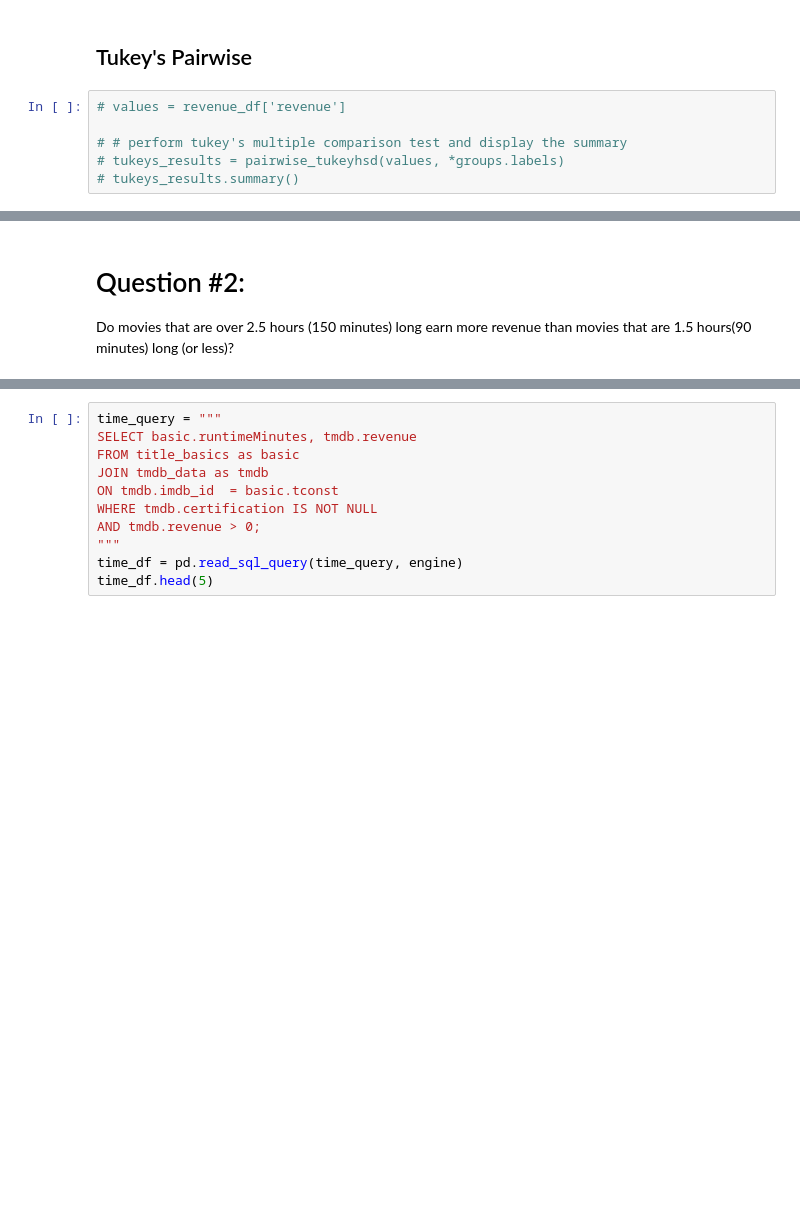
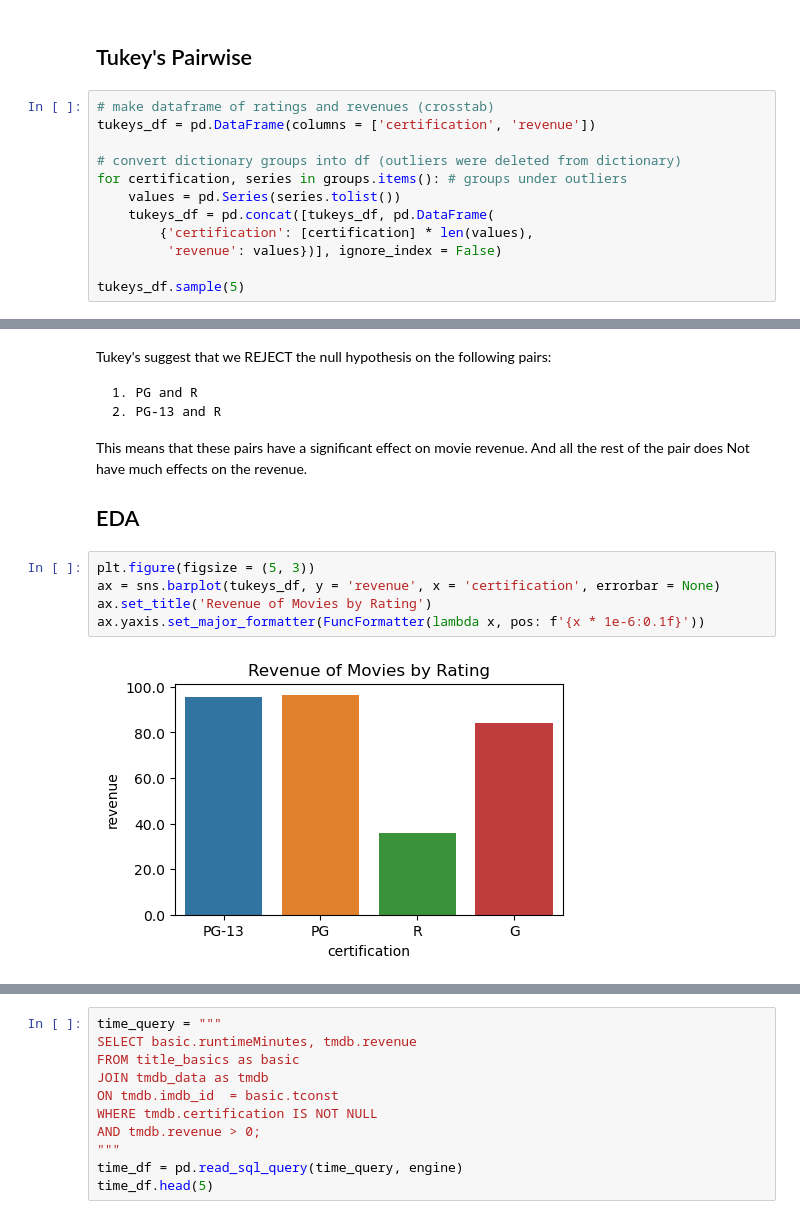
Before and after one commit to juDEcorous/Project-3-Part-1, a Jupyter notebook: Project 3 Part 4 Hypothesis.ipynb, the cells around one changed output, grey strips where cells are left out. Saved outputs shown, nothing was run; the diff lists cells and outputs as text; blank space fills up the shorter version.

```diff
--- a/Project 3 Part 4 Hypothesis.ipynb
+++ b/Project 3 Part 4 Hypothesis.ipynb
@@ -195,8 +195,14 @@ True
 # %% [markdown]
 ## Tukey's Pairwise
 # %%
-# values = revenue_df['revenue']
+# make dataframe of ratings and revenues (crosstab)
+tukeys_df = pd.DataFrame(columns = ['certification', 'revenue'])
 
-# # perform tukey's multiple comparison test and display the summary
-# tukeys_results = pairwise_tukeyhsd(values, *groups.labels)
-# tukeys_results.summary()
+# convert dictionary groups into df (outliers were deleted from dictionary)
+for certification, series in groups.items(): # groups under outliers
+    values = pd.Series(series.tolist())
+    tukeys_df = pd.concat([tukeys_df, pd.DataFrame(
+        {'certification': [certification] * len(values),
+         'revenue': values})], ignore_index = False)
+
+tukeys_df.sample(5)
@@ -203,3 +233,15 @@ True
 # %% [markdown]
-# Question #2:
-Do movies that are over 2.5 hours (150 minutes) long earn more revenue than movies that are 1.5 hours(90 minutes) long (or less)?
+   Tukey's suggest that we REJECT the null hypothesis on the following pairs:
+
+    1. PG and R
+    2. PG-13 and R
+This means that these pairs have a significant effect on movie revenue. And all the rest of the pair does Not have much effects on the revenue.
+
+## EDA
+# %%
+plt.figure(figsize = (5, 3))
+ax = sns.barplot(tukeys_df, y = 'revenue', x = 'certification', errorbar = None)
+ax.set_title('Revenue of Movies by Rating')
+ax.yaxis.set_major_formatter(FuncFormatter(lambda x, pos: f'{x * 1e-6:0.1f}'))
+# %% [output]
+[figure, added]
```
Also changed, not shown: parts of 16 cells of this notebook, 1 other file.
